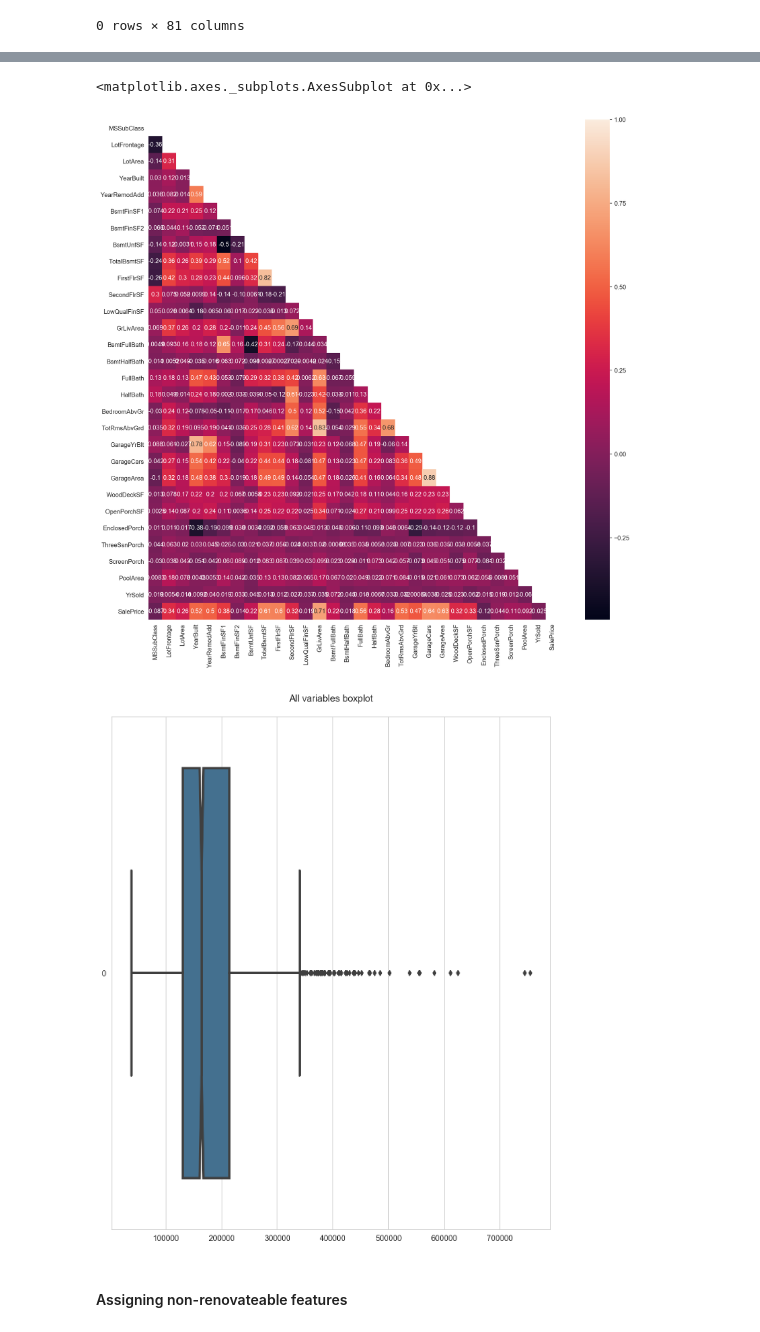
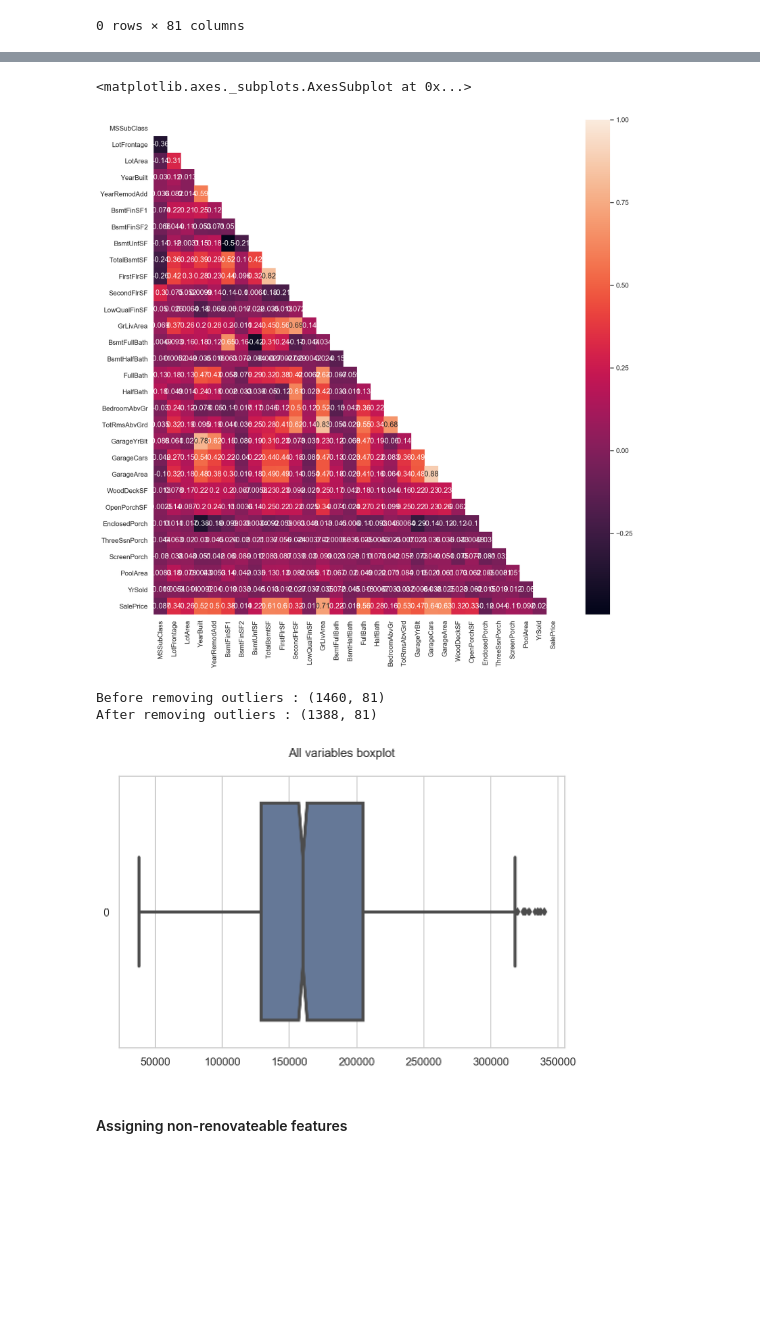
Before and after one commit to ThinNandarSoe/Housing-Price-Prediction-in-Ames, a Jupyter notebook: project-03-Nandar.ipynb, the cells around one changed output, grey strips where cells are left out. Saved outputs shown, nothing was run; the diff lists cells and outputs as text; code cells hidden in the pictures; blank space fills up the shorter version.

```diff
--- a/project-03-Nandar.ipynb
+++ b/project-03-Nandar.ipynb
@@ -275,0 +322,5 @@ check_null = list(zip(Residential_house.columns,
+# %%
+plt.figure(figsize=(22,15))
+sns.set(style="whitegrid")
+ax = sns.barplot(x='YearBuilt', y='SalePrice', data=Residential_house)
+plt.xticks(rotation=90)
@@ -275,0 +348,3 @@ check_null = list(zip(Residential_house.columns,
+# %%
+sns.set(style="whitegrid")
+ax = sns.barplot(x='YrSold', y='SalePrice', data=Residential_house)
@@ -321,26 +403,31 @@ mask[np.triu_indices_from(mask)] = True
 sns.heatmap( X.corr( ), mask=mask, annot=True )
 # %% [output]
 <matplotlib.axes._subplots.AxesSubplot at 0x...>
-[figure, old version]
+[figure, new version]
 # %%
 # Computing IQR to handle outliers - still under progress
-temp = Residential_house.copy()
-temp['SalePrice'] = (temp['SalePrice']-np.mean(temp['SalePrice']))/np.std(temp['SalePrice'])
-temp['LotArea'] = (temp['LotArea']-np.mean(temp['LotArea']))/np.std(temp['LotArea'])
-# Q1 = temp['SalePrice'].quantile(0.25)
-# Q3 = temp['SalePrice'].quantile(0.75)
-# IQR = Q3 - Q1
+#temp = Residential_house.copy()
+#temp['SalePrice'] = (temp['SalePrice']-np.mean(temp['SalePrice']))/np.std(temp['SalePrice'])
+#temp['LotArea'] = (temp['LotArea']-np.mean(temp['LotArea']))/np.std(temp['LotArea'])
+Q1 = Residential_house['SalePrice'].quantile(0.25)
+Q3 = Residential_house['SalePrice'].quantile(0.75)
+IQR = Q3 - Q1
 
-# filtered = temp.query('(@Q1 - 1.5 * @IQR) <= SalePrice <= (@Q3 + 1.5 * @IQR)')
+Residential_house = Residential_house.query('(@Q1 - 1.5 * @IQR) <= SalePrice <= (@Q3 + 1.5 * @IQR)')
+print("Before removing outliers : {}".format(house.shape))
+print("After removing outliers : {}".format(Residential_house.shape))
+# %% [output]
+Before removing outliers : (1460, 81)
+After removing outliers : (1388, 81)
 # %%
 # Checking outliers for Saleprice
-fig = plt.figure(figsize=(10,12))
+fig = plt.figure(figsize=(8,5))
 ax = fig.gca()
 ax = sns.boxplot(data=Residential_house['SalePrice'], orient='h', fliersize=5, linewidth=3, notch=True, saturation=0.5, ax=ax)
 ax.set_title('All variables boxplot\n')
 plt.show()
 # %% [output]
-[figure, old version]
+[figure, new version]
 # %% [markdown]
 #### Assigning non-renovateable features
 # %% [markdown]
```
Also changed, not shown: parts of 47 cells of this notebook.
